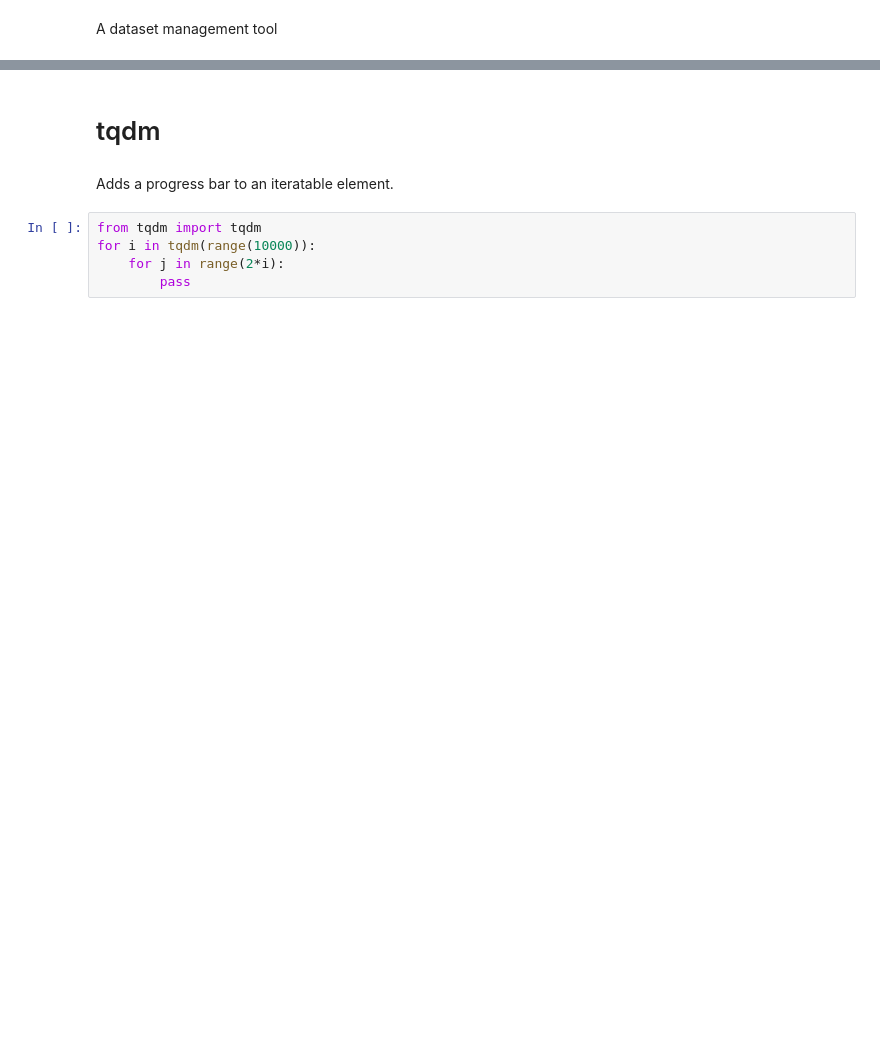
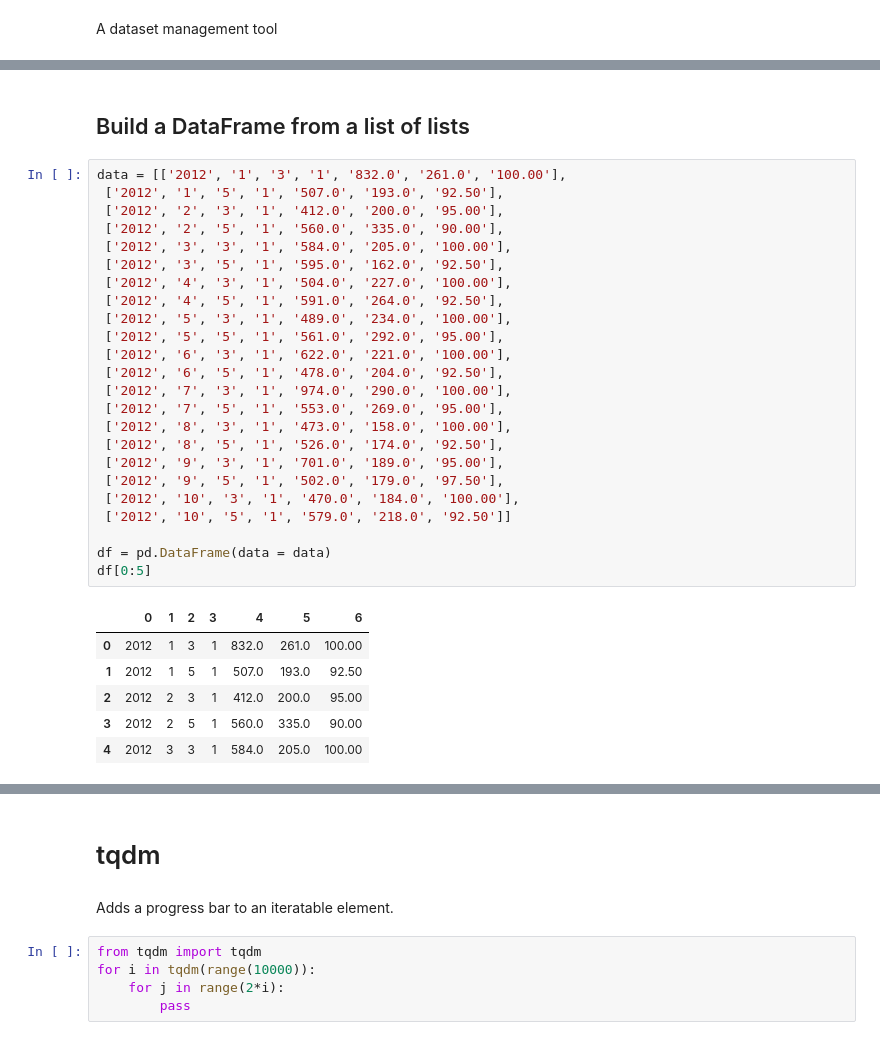
Before and after one commit to kelhallaoui/tutorials, a Jupyter notebook: Getting Started/Important Python packages.ipynb, the cells around one changed output, grey strips where cells are left out. Saved outputs shown, nothing was run; the diff lists cells and outputs as text; blank space fills up the shorter version.

```diff
--- a/Getting Started/Important Python packages.ipynb
+++ b/Getting Started/Important Python packages.ipynb
@@ -148,0 +161,33 @@ A dataset management tool
+# %% [markdown]
+## Build a DataFrame from a list of lists
+# %%
+data = [['2012', '1', '3', '1', '832.0', '261.0', '100.00'],
+ ['2012', '1', '5', '1', '507.0', '193.0', '92.50'],
+ ['2012', '2', '3', '1', '412.0', '200.0', '95.00'],
+ ['2012', '2', '5', '1', '560.0', '335.0', '90.00'],
+ ['2012', '3', '3', '1', '584.0', '205.0', '100.00'],
+ ['2012', '3', '5', '1', '595.0', '162.0', '92.50'],
+ ['2012', '4', '3', '1', '504.0', '227.0', '100.00'],
+ ['2012', '4', '5', '1', '591.0', '264.0', '92.50'],
+ ['2012', '5', '3', '1', '489.0', '234.0', '100.00'],
+ ['2012', '5', '5', '1', '561.0', '292.0', '95.00'],
+ ['2012', '6', '3', '1', '622.0', '221.0', '100.00'],
+ ['2012', '6', '5', '1', '478.0', '204.0', '92.50'],
+ ['2012', '7', '3', '1', '974.0', '290.0', '100.00'],
+ ['2012', '7', '5', '1', '553.0', '269.0', '95.00'],
+ ['2012', '8', '3', '1', '473.0', '158.0', '100.00'],
+ ['2012', '8', '5', '1', '526.0', '174.0', '92.50'],
+ ['2012', '9', '3', '1', '701.0', '189.0', '95.00'],
+ ['2012', '9', '5', '1', '502.0', '179.0', '97.50'],
+ ['2012', '10', '3', '1', '470.0', '184.0', '100.00'],
+ ['2012', '10', '5', '1', '579.0', '218.0', '92.50']]
+
+df = pd.DataFrame(data = data)
+df[0:5]
+# %% [output]
+|  | 0 | 1 | 2 | 3 | 4 | 5 | 6 |
+| 0 | 2012 | 1 | 3 | 1 | 832.0 | 261.0 | 100.00 |
+| 1 | 2012 | 1 | 5 | 1 | 507.0 | 193.0 | 92.50 |
+| 2 | 2012 | 2 | 3 | 1 | 412.0 | 200.0 | 95.00 |
+| 3 | 2012 | 2 | 5 | 1 | 560.0 | 335.0 | 90.00 |
+| 4 | 2012 | 3 | 3 | 1 | 584.0 | 205.0 | 100.00 |
```
Also changed, not shown: parts of 5 cells of this notebook, 5 other files.
